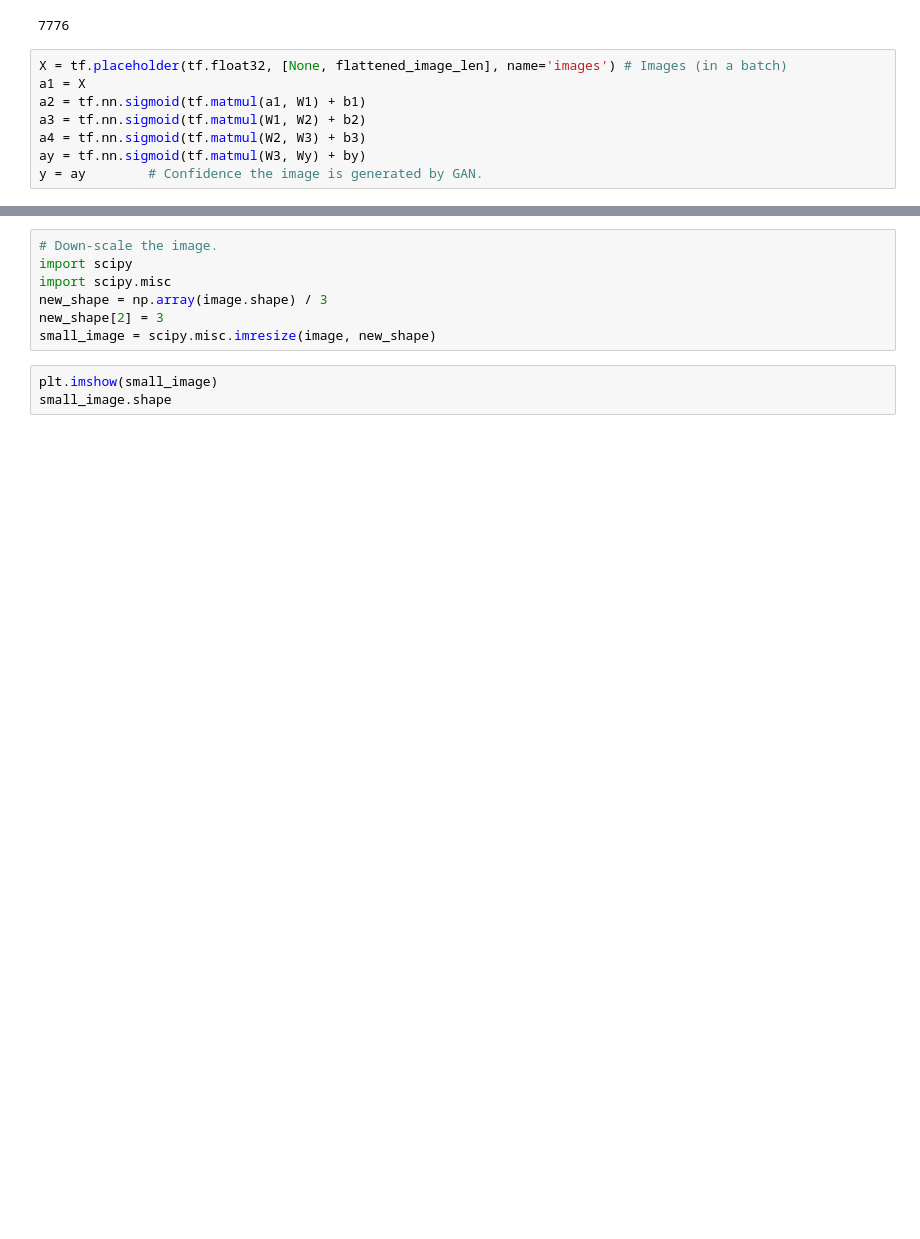
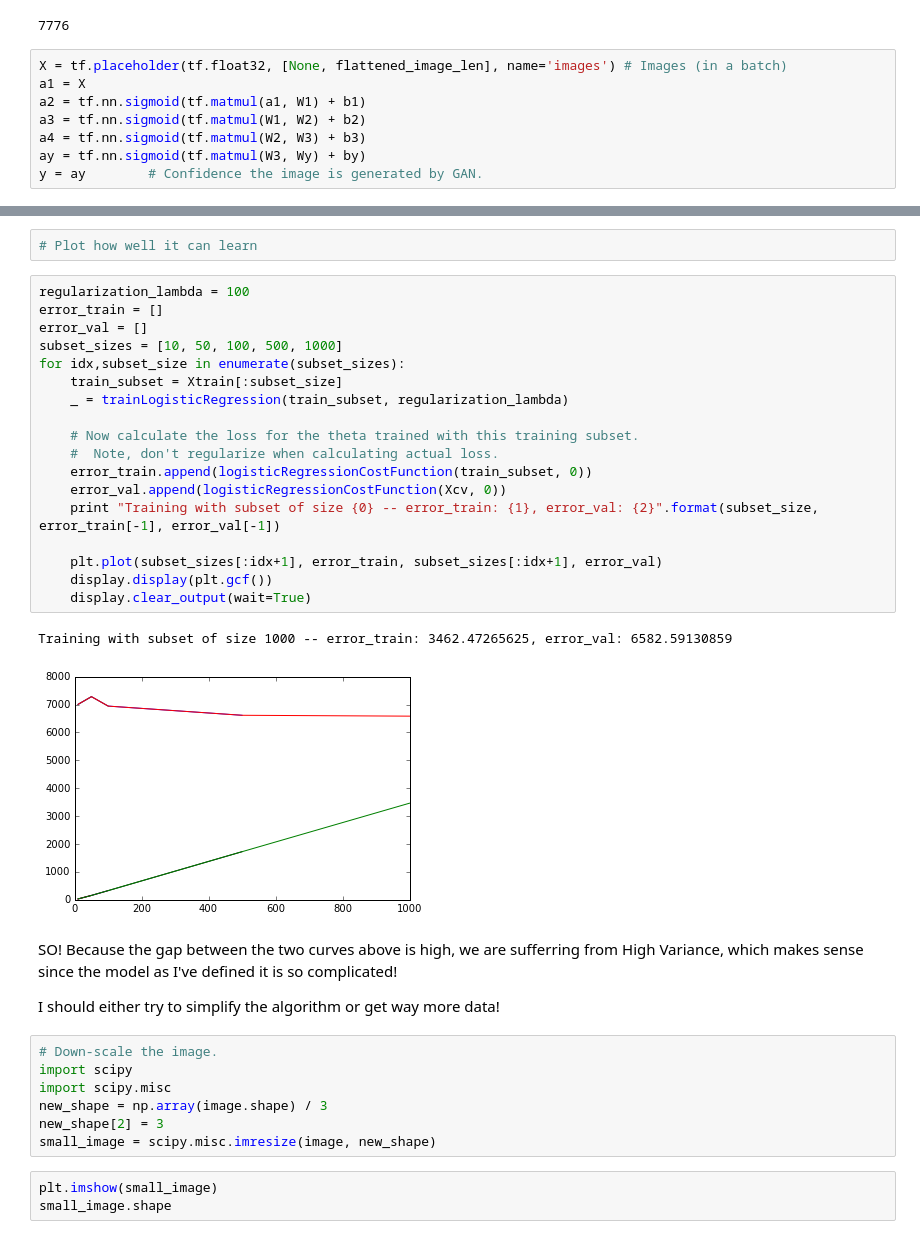
Before and after one commit to NHDaly/jupyter-binder, a Jupyter notebook: ml/Gan_Speaking.ipynb, the cells around one changed output, grey strips where cells are left out. Saved outputs shown, nothing was run; the diff lists cells and outputs as text; blank space fills up the shorter version.

```diff
--- a/ml/Gan_Speaking.ipynb
+++ b/ml/Gan_Speaking.ipynb
@@ -157,3 +176,30 @@ plt.plot(losses[:100])
+# %%
+# Plot how well it can learn
+# %%
+regularization_lambda = 100
+error_train = []
+error_val = []
+subset_sizes = [10, 50, 100, 500, 1000]
+for idx,subset_size in enumerate(subset_sizes):
+    train_subset = Xtrain[:subset_size]
+    _ = trainLogisticRegression(train_subset, regularization_lambda)
+
+    # Now calculate the loss for the theta trained with this training subset.
+    #  Note, don't regularize when calculating actual loss.
+    error_train.append(logisticRegressionCostFunction(train_subset, 0))
+    error_val.append(logisticRegressionCostFunction(Xcv, 0))
+    print "Training with subset of size {0} -- error_train: {1}, error_val: {2}".format(subset_size, error_train[-1], error_val[-1])
+
+    plt.plot(subset_sizes[:idx+1], error_train, subset_sizes[:idx+1], error_val)
+    display.display(plt.gcf())
+    display.clear_output(wait=True)
+# %% [output]
+Training with subset of size 1000 -- error_train: 3462.47265625, error_val: 6582.59130859
+[figure, added]
+# %% [markdown]
+SO! Because the gap between the two curves above is high, we are sufferring from High Variance, which makes sense since the model as I've defined it is so complicated!
+
+I should either try to simplify the algorithm or get way more data!
 # %%
 # Down-scale the image.
 import scipy
```
Also changed, not shown: parts of 13 cells of this notebook.
